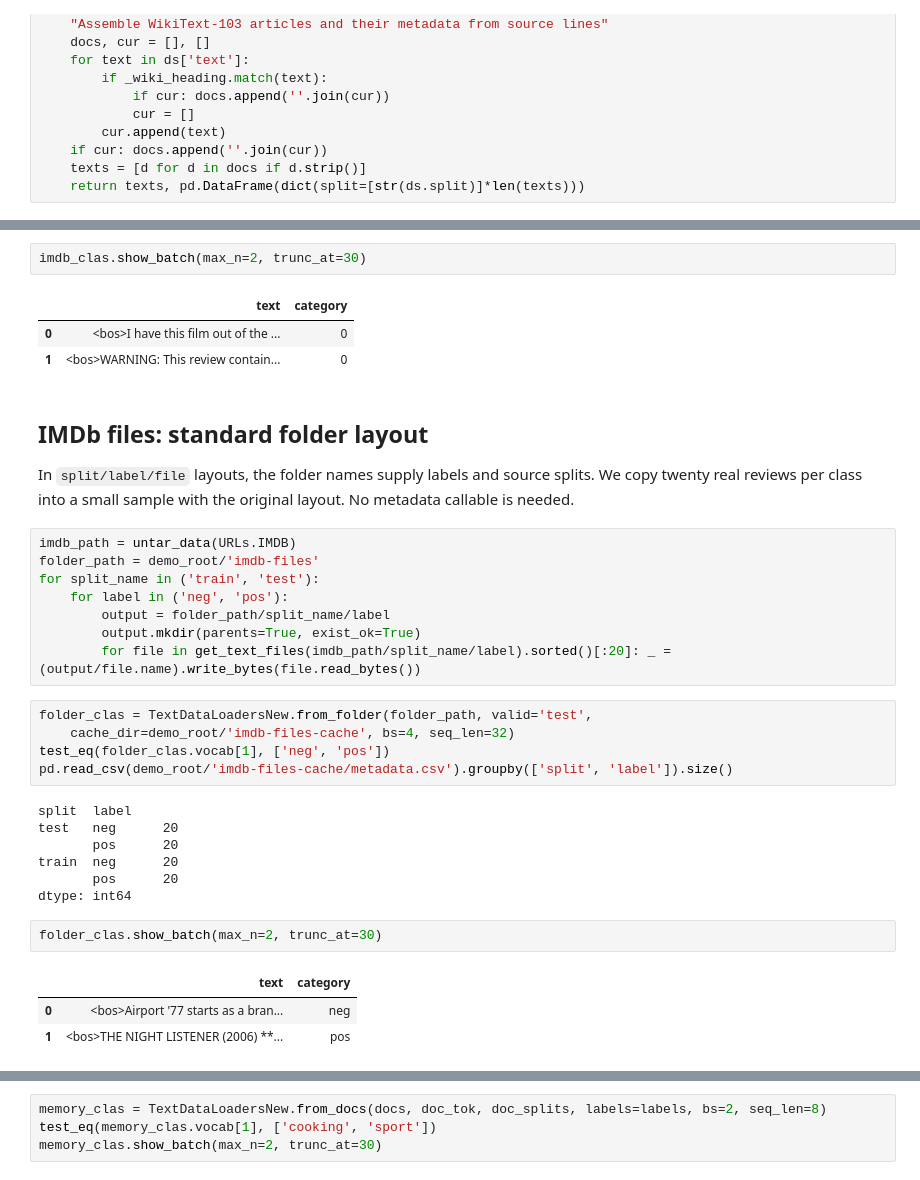
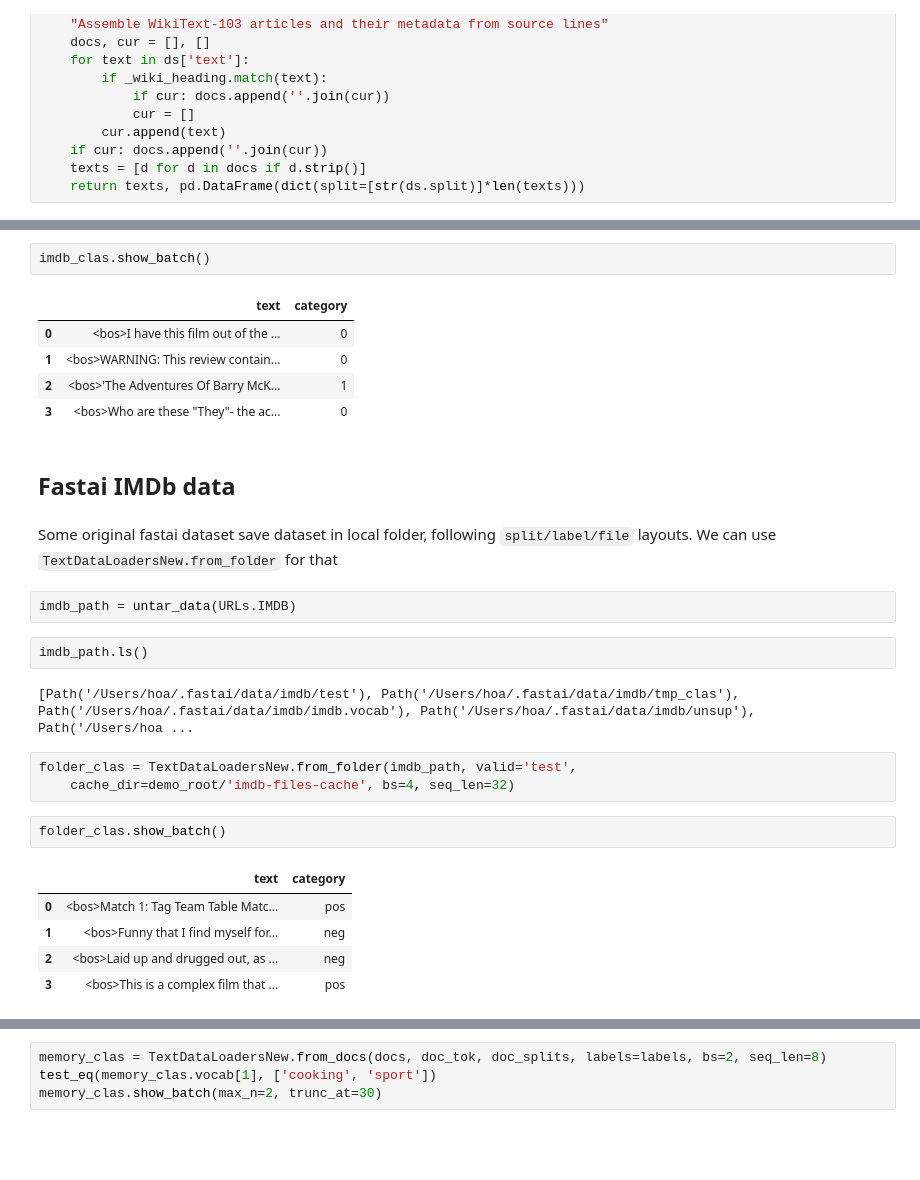
Before and after one commit to dienhoa/fastai, a Jupyter notebook: nbs/tutorial_text_dataloaders.ipynb, the cells around one changed output, grey strips where cells are left out. Cells and saved outputs as stored; diff of their text form; blank space fills up the shorter version.

```diff
--- a/nbs/tutorial_text_dataloaders.ipynb
+++ b/nbs/tutorial_text_dataloaders.ipynb
@@ -125,36 +117,29 @@ dtype: int64
 # %%
-imdb_clas.show_batch(max_n=2, trunc_at=30)
+imdb_clas.show_batch()
 # %% [output]
 |  | text | category |
 | 0 | <bos>I have this film out of the ... | 0 |
 | 1 | <bos>WARNING: This review contain... | 0 |
+| 2 | <bos>'The Adventures Of Barry McK... | 1 |
+| 3 | <bos>Who are these "They"- the ac... | 0 |
-# %% [markdown]
-## IMDb files: standard folder layout
-
-In `split/label/file` layouts, the folder names supply labels and source splits. We copy twenty real reviews per class into a small sample with the original layout. No metadata callable is needed.
+# %% [markdown]
+## Fastai IMDb data
+# %% [markdown]
+Some original fastai dataset save dataset in local folder, following `split/label/file` layouts. We can use `TextDataLoadersNew.from_folder` for that
 # %%
 imdb_path = untar_data(URLs.IMDB)
-folder_path = demo_root/'imdb-files'
-for split_name in ('train', 'test'):
-    for label in ('neg', 'pos'):
-        output = folder_path/split_name/label
-        output.mkdir(parents=True, exist_ok=True)
-        for file in get_text_files(imdb_path/split_name/label).sorted()[:20]: _ = (output/file.name).write_bytes(file.read_bytes())
+# %%
+imdb_path.ls()
+# %% [output]
+[Path('/Users/hoa/.fastai/data/imdb/test'), Path('/Users/hoa/.fastai/data/imdb/tmp_clas'), Path('/Users/hoa/.fastai/data/imdb/imdb.vocab'), Path('/Users/hoa/.fastai/data/imdb/unsup'), Path('/Users/hoa ...
 # %%
-folder_clas = TextDataLoadersNew.from_folder(folder_path, valid='test',
+folder_clas = TextDataLoadersNew.from_folder(imdb_path, valid='test',
     cache_dir=demo_root/'imdb-files-cache', bs=4, seq_len=32)
-test_eq(folder_clas.vocab[1], ['neg', 'pos'])
-pd.read_csv(demo_root/'imdb-files-cache/metadata.csv').groupby(['split', 'label']).size()
-# %% [output]
-split  label
-test   neg      20
-       pos      20
-train  neg      20
-       pos      20
-dtype: int64
 # %%
-folder_clas.show_batch(max_n=2, trunc_at=30)
+folder_clas.show_batch()
 # %% [output]
 |  | text | category |
-| 0 | <bos>Airport '77 starts as a bran... | neg |
-| 1 | <bos>THE NIGHT LISTENER (2006) **... | pos |
+| 0 | <bos>Match 1: Tag Team Table Matc... | pos |
+| 1 | <bos>Funny that I find myself for... | neg |
+| 2 | <bos>Laid up and drugged out, as ... | neg |
+| 3 | <bos>This is a complex film that ... | pos |
```
Also changed, not shown: parts of 70 cells of this notebook, 1 other file.
